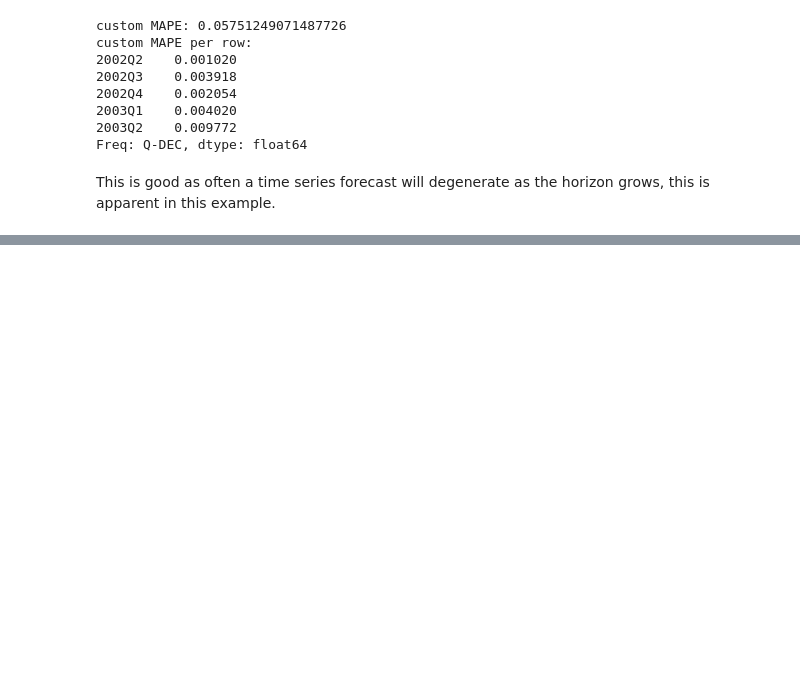
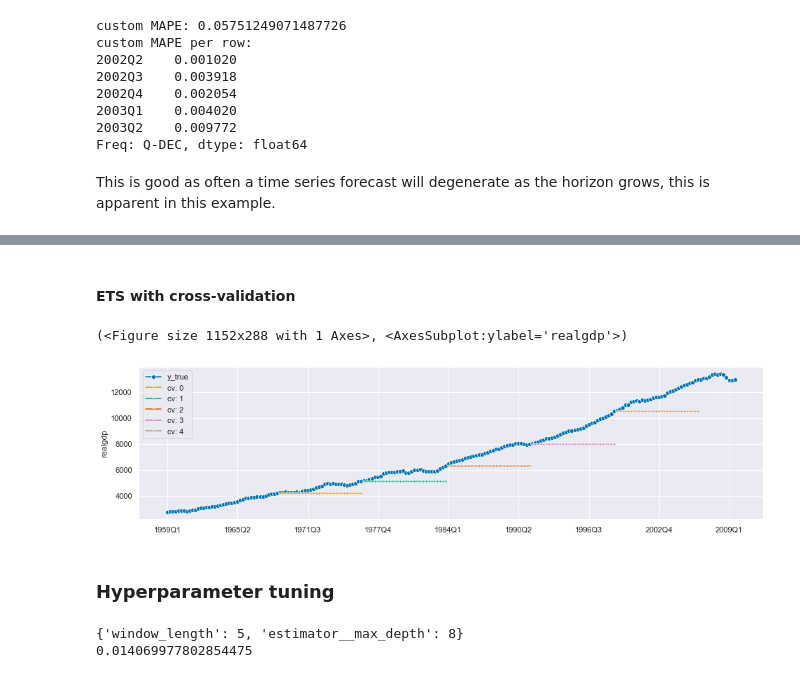
Before and after one commit to montgoz007/sktime-macroeconomic-forecasting, a Jupyter notebook: macro_econ_notebook.ipynb, the cells around one changed output, grey strips where cells are left out. Saved outputs shown, nothing was run; the diff lists cells and outputs as text; code cells hidden in the pictures; blank space fills up the shorter version.

Commit message:
hyper param tuning, transformers and pipelines

```diff
--- a/macro_econ_notebook.ipynb
+++ b/macro_econ_notebook.ipynb
@@ -199,0 +218,18 @@ This is good as often a time series forecast will degenerate as the horizon grow
+# %% [markdown]
+#### ETS with cross-validation
+# %%
+from sktime.forecasting.exp_smoothing import ExponentialSmoothing
+forecaster = ExponentialSmoothing(sp=4)
+cv = ExpandingWindowSplitter(step_length=30, fh=list(range(1,31)), initial_window=40)
+cv_df = evaluate(forecaster=forecaster, y=y, cv=cv, strategy="update", return_data=True)
+
+plot_series(
+    y, *[cv_df["y_pred"].iloc[x] for x in range(5)],
+    markers=["o", *["."]*5],
+    labels=["y_true"] + [f"cv: {x}" for x in range(5)]
+)
+# %% [output]
+(<Figure size 1152x288 with 1 Axes>, <AxesSubplot:ylabel='realgdp'>)
+[figure, added]
+# %% [markdown]
+### Hyperparameter tuning
@@ -199,0 +240,18 @@ This is good as often a time series forecast will degenerate as the horizon grow
+# %%
+regressor = RandomForestRegressor(n_estimators=20)
+forecaster = make_reduction(regressor)
+nested_params = {"window_length": list(range(2,21)),
+                 "estimator__max_depth": list(range(5,16))}
+
+cv = SlidingWindowSplitter(initial_window=60, window_length=30)
+nrcv = ForecastingRandomizedSearchCV(forecaster, strategy="refit", cv=cv,
+                                     param_distributions=nested_params,
+                                     n_iter=5, random_state=42)
+nrcv.fit(y_train)
+y_pred = nrcv.predict(np.arange(1, y_test.size+1))
+
+print(nrcv.best_params_)
+print(nrcv.best_score_)
+# %% [output]
+{'window_length': 5, 'estimator__max_depth': 8}
+0.014069977802854475
```
Also changed, not shown: parts of 14 cells of this notebook.
